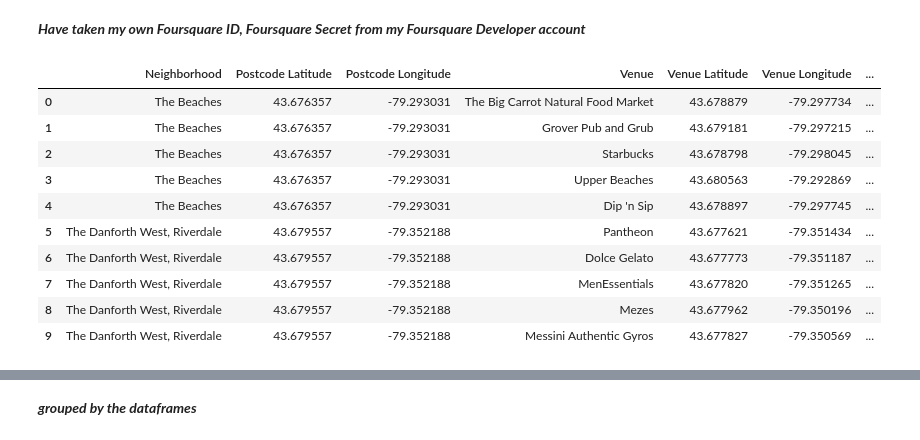
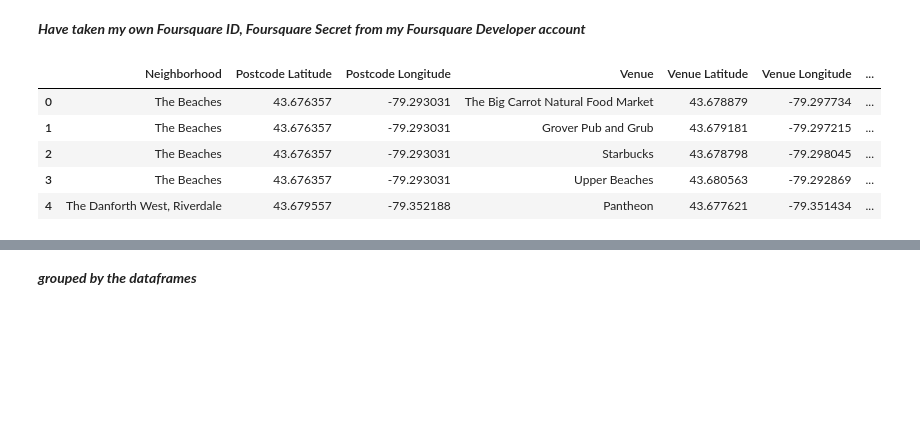
Before and after one commit to sathyarviswanath/Coursera_capstone, a Jupyter notebook: Capstone - The Battle of Neighborhoods - W2 - NB.ipynb, the cells around one changed output, grey strips where cells are left out. Drawn from its saved outputs; the diff is of its cells as text; code cells hidden in the pictures; blank space fills up the shorter version.

```diff
--- a/Capstone - The Battle of Neighborhoods - W2 - NB.ipynb
+++ b/Capstone - The Battle of Neighborhoods - W2 - NB.ipynb
@@ -311,19 +286,14 @@ CLIENT_SECRET:EVDVD5UC1NOYX0RGZYHMLLOCWJNWLUP1ICOWQU4ZLXQABSYA
 ___Have taken my own Foursquare ID, Foursquare Secret from my Foursquare Developer account___
 # %%
 toronto_venues = getNearbyVenues(toronto_data.Neighborhood, toronto_data.Latitude, toronto_data.Longitude)
-toronto_venues.head(10)
+toronto_venues.head()
 # %% [output]
 |  | Neighborhood | Postcode Latitude | Postcode Longitude | Venue | Venue Latitude | Venue Longitude | ... |
 | 0 | The Beaches | 43.676357 | -79.293031 | The Big Carrot Natural Food Market | 43.678879 | -79.297734 | ... |
 | 1 | The Beaches | 43.676357 | -79.293031 | Grover Pub and Grub | 43.679181 | -79.297215 | ... |
 | 2 | The Beaches | 43.676357 | -79.293031 | Starbucks | 43.678798 | -79.298045 | ... |
 | 3 | The Beaches | 43.676357 | -79.293031 | Upper Beaches | 43.680563 | -79.292869 | ... |
-| 4 | The Beaches | 43.676357 | -79.293031 | Dip 'n Sip | 43.678897 | -79.297745 | ... |
-| 5 | The Danforth West, Riverdale | 43.679557 | -79.352188 | Pantheon | 43.677621 | -79.351434 | ... |
-| 6 | The Danforth West, Riverdale | 43.679557 | -79.352188 | Dolce Gelato | 43.677773 | -79.351187 | ... |
-| 7 | The Danforth West, Riverdale | 43.679557 | -79.352188 | MenEssentials | 43.677820 | -79.351265 | ... |
-| 8 | The Danforth West, Riverdale | 43.679557 | -79.352188 | Mezes | 43.677962 | -79.350196 | ... |
-| 9 | The Danforth West, Riverdale | 43.679557 | -79.352188 | Messini Authentic Gyros | 43.677827 | -79.350569 | ... |
+| 4 | The Danforth West, Riverdale | 43.679557 | -79.352188 | Pantheon | 43.677621 | -79.351434 | ... |
 # %%
 toronto_venues.groupby('Neighborhood').count()
 # %% [output]
```
Also changed, not shown: parts of 18 cells of this notebook.
